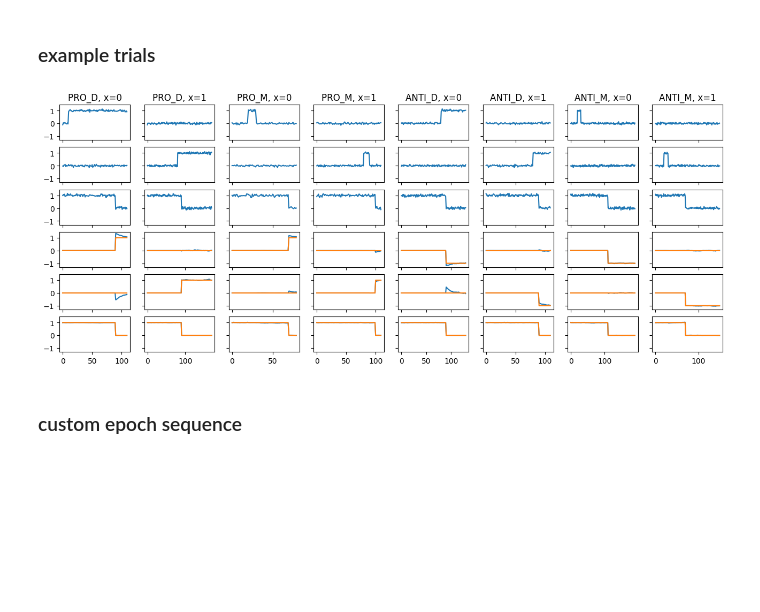
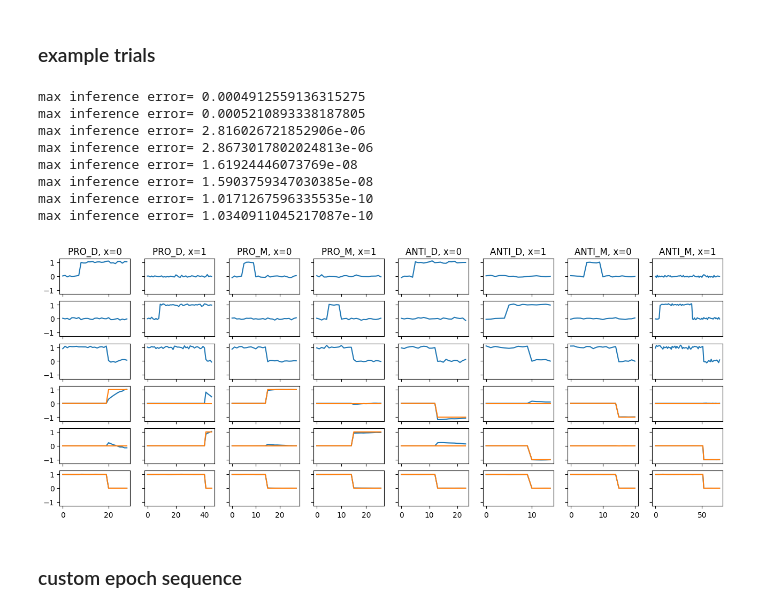
Before and after one commit to hzshan/context_inference_rnn, a Jupyter notebook: train.ipynb, the cells around one changed output. Saved outputs shown, nothing was run; the diff lists cells and outputs as text; code cells hidden in the pictures; blank space fills up the shorter version.

```diff
--- a/train.ipynb
+++ b/train.ipynb
@@ -8,12 +8,14 @@ from train_config import load_config
 # %%
 ##################### different fixation and delay, duration in [10, 20, 40, 80]
 ############ different trainable input/output weights for each task epoch, 3 rank per task epoch
-save_name = 'cxtrnn_seq_gating3_ioZ_a0pt1_sigr0pt05_PPAA_DMDM_sigs_dur_z2_nx2dx2_sd0'
+# save_name = 'cxtrnn_seq_gating3_ioZ_a0pt1_sigr0pt05_PPAA_DMDM_sigs_dur_z2_nx2dx2_sd0'
 ############ shared trainable input/output weights, shared full rank for all task epoch
 # save_name = 'cxtrnn_seq_gatingall_a0pt1_sigr0pt05_PPAA_DMDM_sigs_dur_z2_nx2dx2_sd0'
 
 ##################### shared fixation/delay, duration in max(np.random.geometric(0.1), 5)
-############ different trainable input/output weights for each task epoch, 3 rank per task epoch
+############ use task model, different trainable input/output weights for each task epoch, 3 rank per task epoch
+save_name = 'cxtrnn_seq_gating3_ioZ_a0pt1_sigr0pt05_PPAA_DMDM_sigs_minT5_nx2dx2_tskm512_sd0'
+# ############ different trainable input/output weights for each task epoch, 3 rank per task epoch
 # save_name = 'cxtrnn_seq_gating3_ioZ_a0pt1_sigr0pt05_PPAA_DMDM_sigs_minT5_nx2dx2_sd0'
 ############ shared trainable input/output weights, shared full rank for all task epoch
 # save_name = 'cxtrnn_seq_gatingall_a0pt1_sigr0pt05_PPAA_DMDM_sigs_minT5_nx2dx2_sd0'
@@ -62,6 +63,7 @@ for iz in range(dim_z):
 device = torch.device("cuda:0" if torch.cuda.is_available() else "cpu")
 ckpt_list = torch.load(config['save_dir'] + '/ckpt_list.pth', map_location=torch.device(device))
 # %%
+dim_z = len(config['z_list'])
 U_arr = np.array([ckpt['U'].detach().cpu().numpy() for ckpt in ckpt_list])
 V_arr = np.array([ckpt['V'].detach().cpu().numpy() for ckpt in ckpt_list])
 fig, axes = plt.subplots(dim_z, 1, figsize=(3, 1.5*dim_z), sharex=True)
@@ -85,0 +90,13 @@ for iz in range(dim_z):
+# %%
+import pickle
+if config['use_task_model']:
+    with open(config['save_dir'] + '/task_model.pkl', 'rb') as f:
+        task_model = pickle.load(f)
+        task_model_ckpt_list = pickle.load(f)
+
+    ts_err_arr = np.load(config['save_dir'] + '/ts_err.npy')
+    fig, ax = plt.subplots(1, 1, figsize=(3, 2))
+    for itask in range(ts_err_arr.shape[0]):
+        ax.plot(ts_err_arr[itask])
+    ax.set_ylabel('max inference error')
+    ax.set_xlabel('checkpoint')
@@ -88,45 +107,46 @@ for iz in range(dim_z):
 # %%
 i_ckpt = -1
 ckpt = ckpt_list[i_ckpt]
 model.load_state_dict(ckpt)
 
 x_set = [0, 1]
-d_stim = config.get('d_stim', np.pi / 2)
 fig, axes = plt.subplots(6, len(config['task_list']) * len(x_set),
                          figsize=(2 * len(config['task_list']) * len(x_set), 6),
                          sharey=True, sharex='col')
 for itask, task in enumerate(config['task_list']):
     epoch_str = task_epoch(task, epoch_type=config.get('epoch_type', 1))
-    sig_y = 0
-    sig_s = config['sig_s']
-    p_stay = config['p_stay']
-    min_Te = config['min_Te']
     for ix, x in enumerate(x_set):
-        sy, boundaries = compose_trial(epoch_str, {'theta_task': x}, sig_s, sig_y, p_stay, min_Te, d_stim=d_stim)
-        all_Te = np.diff([0] + list(boundaries))
-        z = [[config['z_list'].index(cur)] * Te for cur, Te in zip(epoch_str.split('->'), all_Te)]
-        z = np.array([j for i in z for j in i])[:, None]
-        if config.get('fixation_type', 1) == 2:
-            sy['s'][:, -1] = 1 - sy['s'][:, -1]
-            sy['y'][:, -1] = 1 - sy['y'][:, -1]
-        syz = np.concatenate([sy['s'], sy['y'], z], axis=-1)
-        syz = torch.tensor(syz[:, None, :], dtype=torch.float32)
-        syz = syz.to(next(model.parameters()).device)
-        s, y, z = syz[..., :3], syz[..., 3:6], syz[..., -1]
-        z = F.one_hot(z.to(torch.int64), num_classes=dim_z).float()
+        sig_y = 0
+        syz = generate_trial_from_epoch(epoch_str, x, config['z_list'], config['sig_s'], sig_y,
+                                        config['p_stay'], config['min_Te'], config['d_stim'], config['fixation_type'])
+        if config['use_task_model']:
+            trial_ = (itask, None, {'s': syz[:, :3], 'y': syz[:, 3:6]})
+            inferred_z = task_model.infer(trial_, use_y=False, forward_only=True)[0].sum(axis=(0, 1)).T
+            print('max inference error=', np.max(np.abs(inferred_z - syz[:, 6:])))
+            syz[:, 6:] = inferred_z
+        syz = torch.tensor(syz[:, None, :], dtype=torch.float32).to(next(model.parameters()).device)
+        s, y, z = syz[..., :3], syz[..., 3:6], syz[..., 6:]
         with torch.no_grad():
             out = model(s, z)
         ########### plot #########
         icol = len(x_set) * itask + ix
         axes[0, icol].set_title(f'{task}, x={x}')
         for iax in range(3):
             axes[iax, icol].plot(s[:, :, iax].cpu().numpy())
         for iax in range(3):
             axes[iax + 3, icol].plot(out[:, :, iax].cpu().numpy())
             axes[iax + 3, icol].plot(y[:, :, iax].cpu().numpy())
 fig.savefig(config['save_dir'] + f'/example_ckpt{i_ckpt}.png', bbox_inches='tight')
 # %% [output]
+max inference error= 0.0004912559136315275
+max inference error= 0.0005210893338187805
+max inference error= 2.816026721852906e-06
+max inference error= 2.8673017802024813e-06
+max inference error= 1.61924446073769e-08
+max inference error= 1.5903759347030385e-08
+max inference error= 1.0171267596335535e-10
+max inference error= 1.0340911045217087e-10
-[figure, old version]
+[figure, new version]
 # %% [markdown]
 ### custom epoch sequence
 # %%
```
Also changed, not shown: parts of 7 cells of this notebook, 2 other files.
